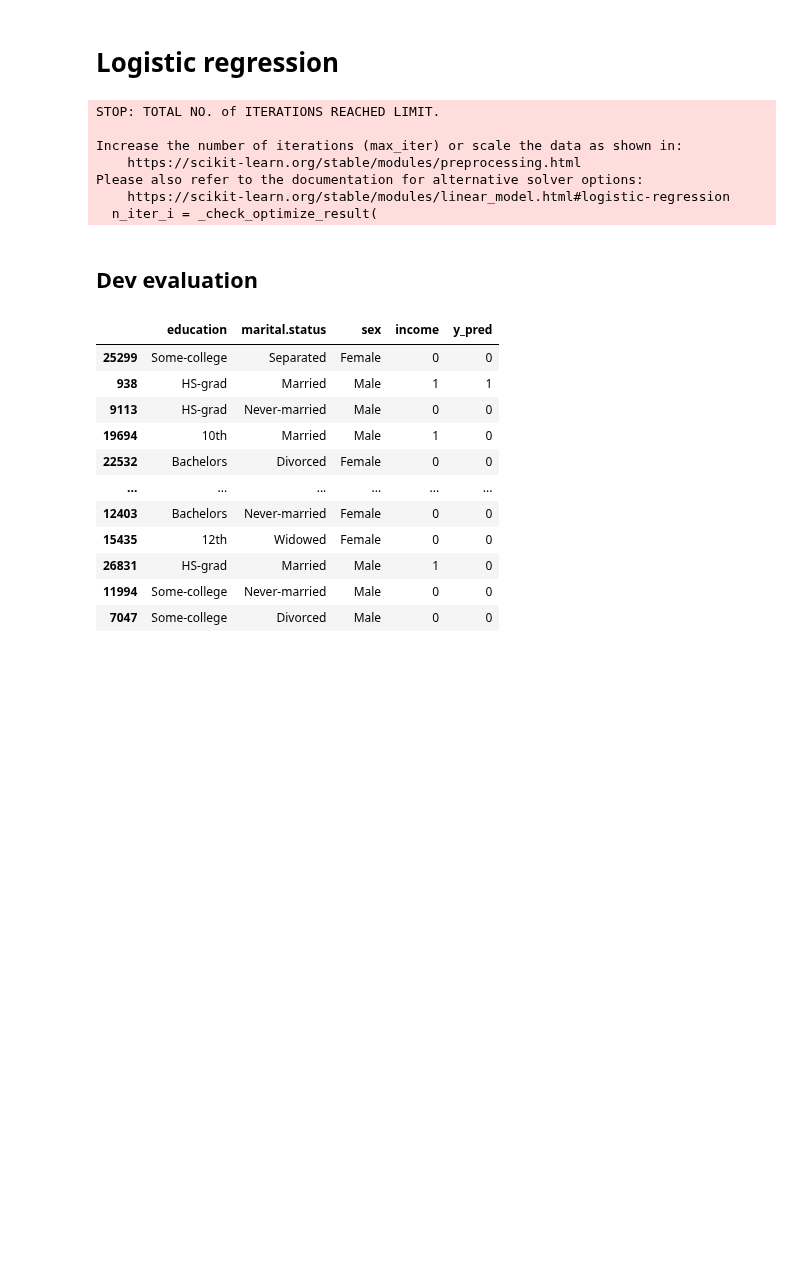
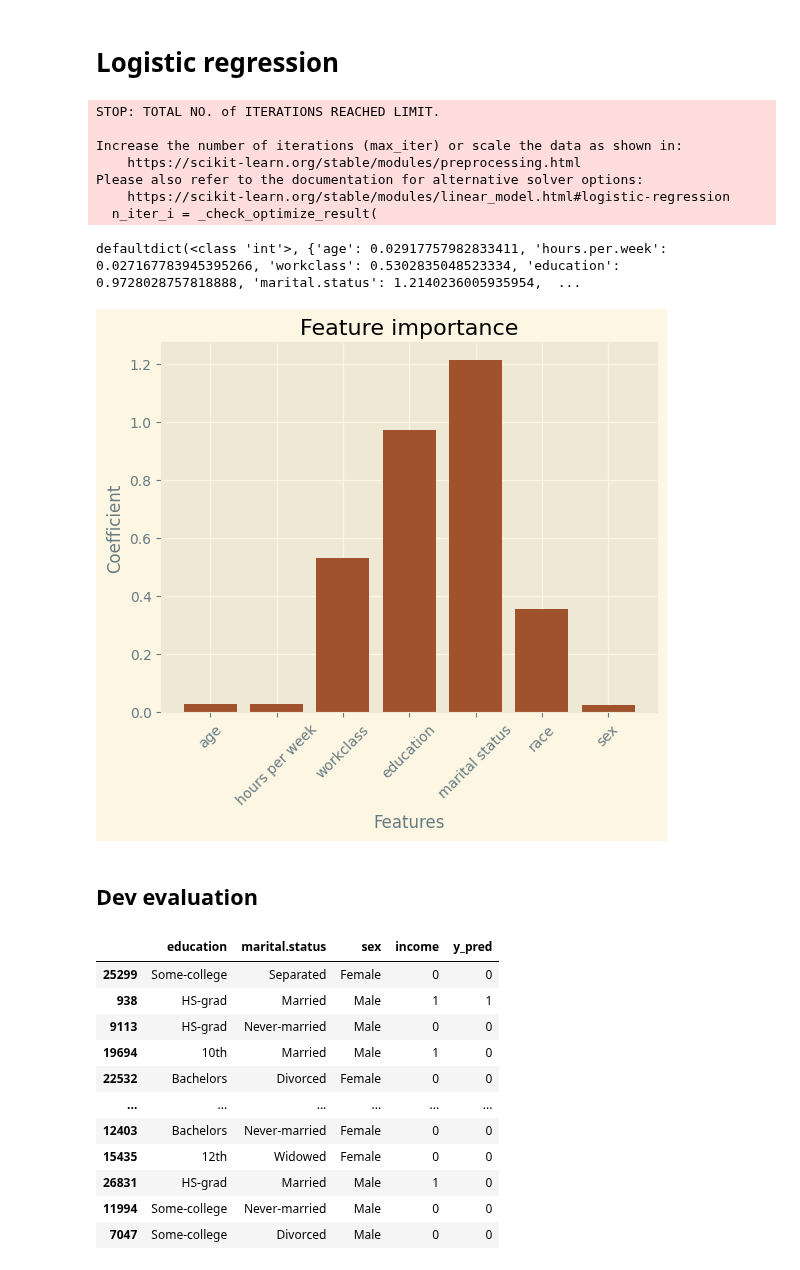
Before and after one commit to JipSchoneveld/HCML_project, a Jupyter notebook: reweigh_train.ipynb, the cells around one changed output. Drawn from its saved outputs; the diff is of its cells as text; code cells hidden in the pictures; blank space fills up the shorter version.

Commit message:
added feature importance weighted model

```diff
--- a/reweigh_train.ipynb
+++ b/reweigh_train.ipynb
@@ -102,6 +102,42 @@ Increase the number of iterations (max_iter) or scale the data as shown in:
 Please also refer to the documentation for alternative solver options:
     https://scikit-learn.org/stable/modules/linear_model.html#logistic-regression
   n_iter_i = _check_optimize_result(
+# %%
+from collections import defaultdict
+import numpy as np
+feat_weights = [np.abs(x) for x in logreg.coef_[0]]
+feat_names = list(logreg.feature_names_in_)
+FI = defaultdict(int)
+for c, name in zip(feat_weights, feat_names):
+    split_name = name.split('_')
+    orig_name = split_name[0]
+    # print(orig_name)
+    if len(split_name) > 1:
+        value_name = split_name[1]
+        # print(value_name)
+        importance = train[orig_name].value_counts()[value_name]/ len (train[orig_name]) * c
+    else: importance = c
+    FI[orig_name] += importance
+print(FI)
+# %% [output]
+defaultdict(<class 'int'>, {'age': 0.02917757982833411, 'hours.per.week': 0.027167783945395266, 'workclass': 0.5302835048523334, 'education': 0.9728028757818888, 'marital.status': 1.2140236005935954,  ...
+# %%
+import matplotlib.pyplot as plt
+from matplotlib import style
+feat_weights = [np.abs(x) for x in logreg.coef_[0]]
+feat_names = list(logreg.feature_names_in_)
+names = [name.replace('.', ' ') for name, _ in FI.items()]
+values = [value for _, value in FI.items()]
+plt.bar(names, values, width=0.8, color = 'sienna')
+plt.style.use('Solarize_Light2')
+plt.xticks(rotation = 45)
+plt.xlabel('Features')
+plt.ylabel('Coefficient')
+plt.title('Feature importance')
+plt.savefig(os.path.join('plots', 'feature_importance_weighted'), bbox_inches='tight')
+plt.show()
+# %% [output]
+[figure, added]
 # %% [markdown]
 ## Dev evaluation
 # %%
```
Also changed, not shown: 1 other file.
